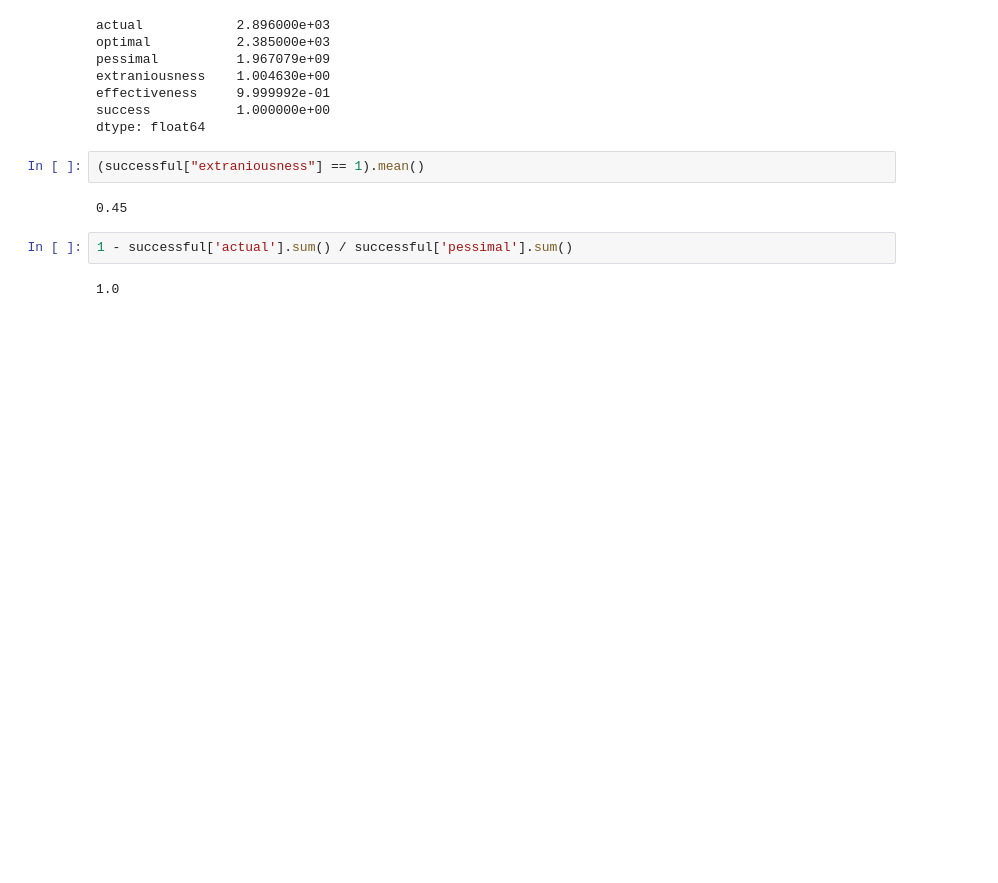
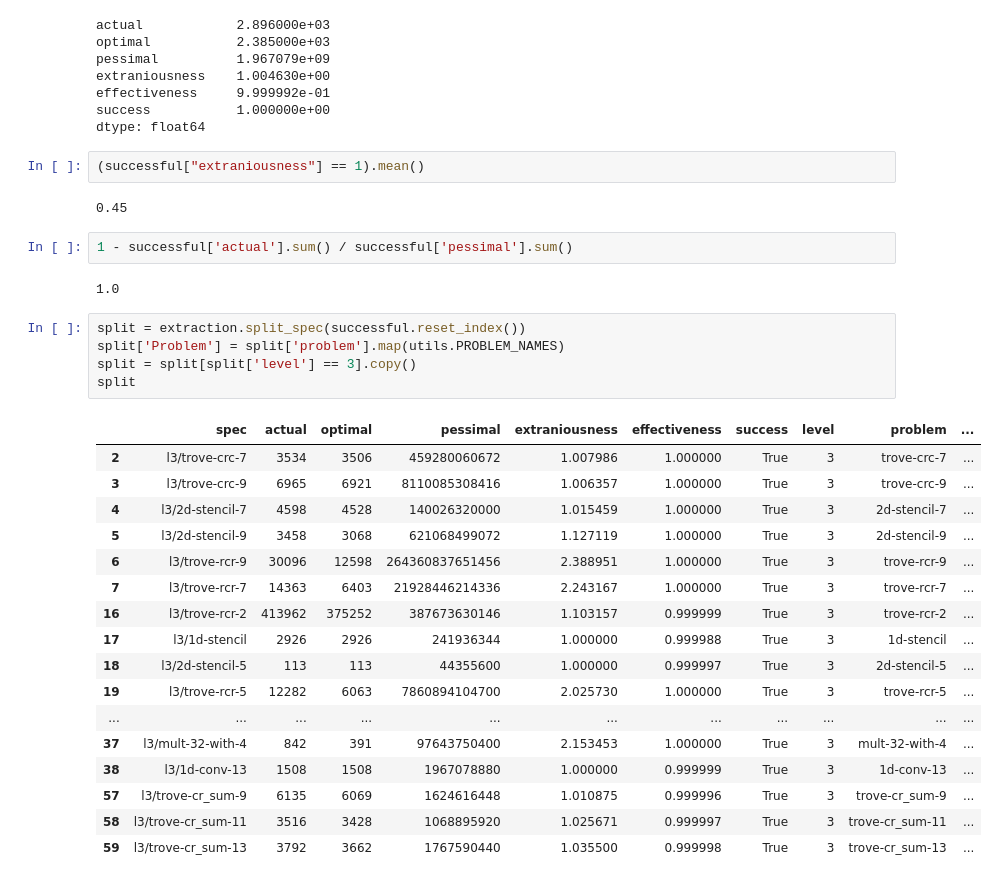
Before and after one commit to krzysz00/swizzleflow, a Jupyter notebook: notebooks/2020-10-29-pruning-goodness.ipynb, the cells around one changed output. Drawn from its saved outputs; the diff is of its cells as text; blank space fills up the shorter version.

```diff
--- a/notebooks/2020-10-29-pruning-goodness.ipynb
+++ b/notebooks/2020-10-29-pruning-goodness.ipynb
@@ -241,3 +241,26 @@ dtype: float64
 1 - successful['actual'].sum() / successful['pessimal'].sum()
 # %% [output]
 1.0
+# %%
+split = extraction.split_spec(successful.reset_index())
+split['Problem'] = split['problem'].map(utils.PROBLEM_NAMES)
+split = split[split['level'] == 3].copy()
+split
+# %% [output]
+|  | spec | actual | optimal | pessimal | extraniousness | effectiveness | success | level | problem | ... |
+| 2 | l3/trove-crc-7 | 3534 | 3506 | 459280060672 | 1.007986 | 1.000000 | True | 3 | trove-crc-7 | ... |
+| 3 | l3/trove-crc-9 | 6965 | 6921 | 8110085308416 | 1.006357 | 1.000000 | True | 3 | trove-crc-9 | ... |
+| 4 | l3/2d-stencil-7 | 4598 | 4528 | 140026320000 | 1.015459 | 1.000000 | True | 3 | 2d-stencil-7 | ... |
+| 5 | l3/2d-stencil-9 | 3458 | 3068 | 621068499072 | 1.127119 | 1.000000 | True | 3 | 2d-stencil-9 | ... |
+| 6 | l3/trove-rcr-9 | 30096 | 12598 | 264360837651456 | 2.388951 | 1.000000 | True | 3 | trove-rcr-9 | ... |
+| 7 | l3/trove-rcr-7 | 14363 | 6403 | 21928446214336 | 2.243167 | 1.000000 | True | 3 | trove-rcr-7 | ... |
+| 16 | l3/trove-rcr-2 | 413962 | 375252 | 387673630146 | 1.103157 | 0.999999 | True | 3 | trove-rcr-2 | ... |
+| 17 | l3/1d-stencil | 2926 | 2926 | 241936344 | 1.000000 | 0.999988 | True | 3 | 1d-stencil | ... |
+| 18 | l3/2d-stencil-5 | 113 | 113 | 44355600 | 1.000000 | 0.999997 | True | 3 | 2d-stencil-5 | ... |
+| 19 | l3/trove-rcr-5 | 12282 | 6063 | 7860894104700 | 2.025730 | 1.000000 | True | 3 | trove-rcr-5 | ... |
+| ... | ... | ... | ... | ... | ... | ... | ... | ... | ... | ... |
+| 37 | l3/mult-32-with-4 | 842 | 391 | 97643750400 | 2.153453 | 1.000000 | True | 3 | mult-32-with-4 | ... |
+| 38 | l3/1d-conv-13 | 1508 | 1508 | 1967078880 | 1.000000 | 0.999999 | True | 3 | 1d-conv-13 | ... |
+| 57 | l3/trove-cr_sum-9 | 6135 | 6069 | 1624616448 | 1.010875 | 0.999996 | True | 3 | trove-cr_sum-9 | ... |
+| 58 | l3/trove-cr_sum-11 | 3516 | 3428 | 1068895920 | 1.025671 | 0.999997 | True | 3 | trove-cr_sum-11 | ... |
+| 59 | l3/trove-cr_sum-13 | 3792 | 3662 | 1767590440 | 1.035500 | 0.999998 | True | 3 | trove-cr_sum-13 | ... |
```
Also changed, not shown: parts of 3 cells of this notebook, 8 other files.
